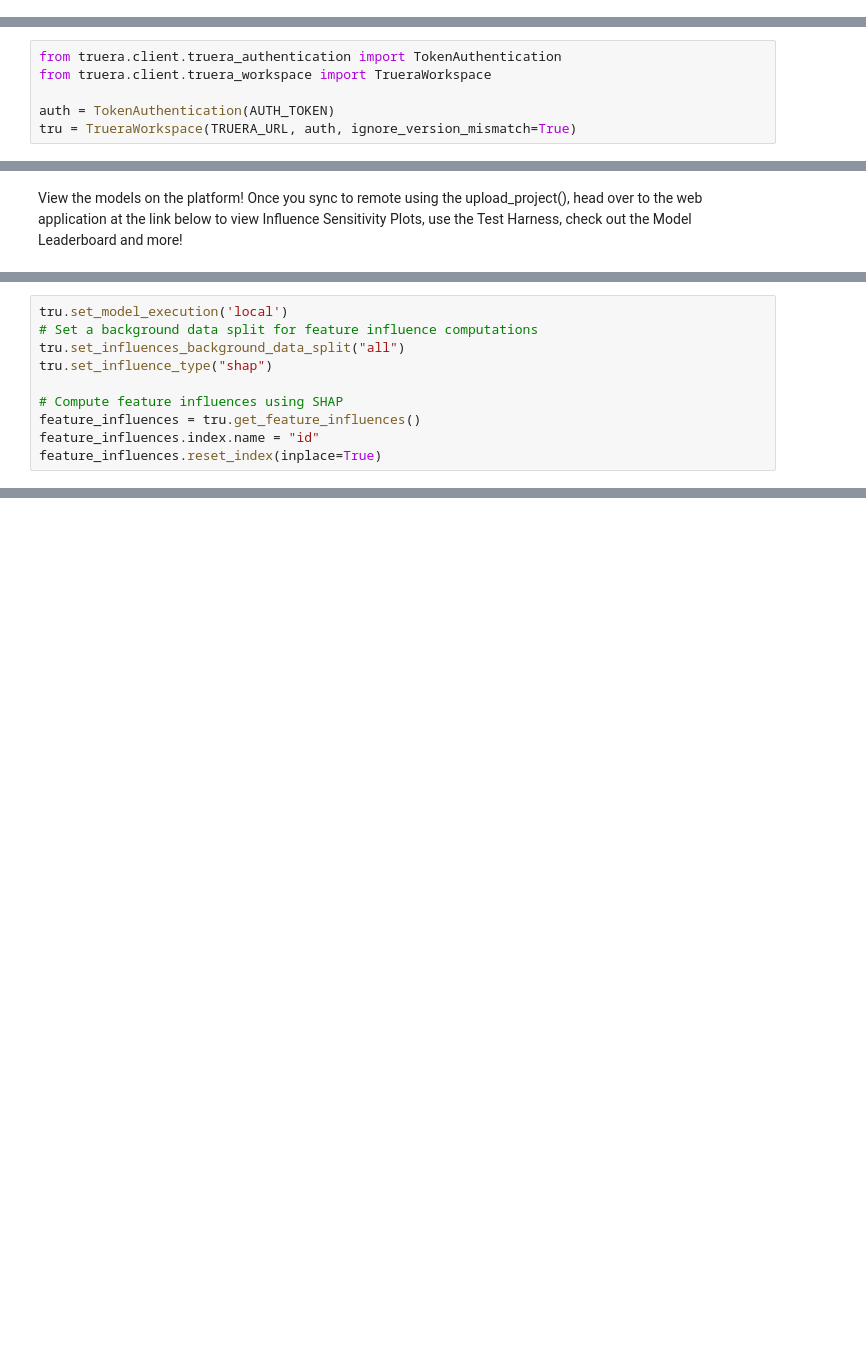
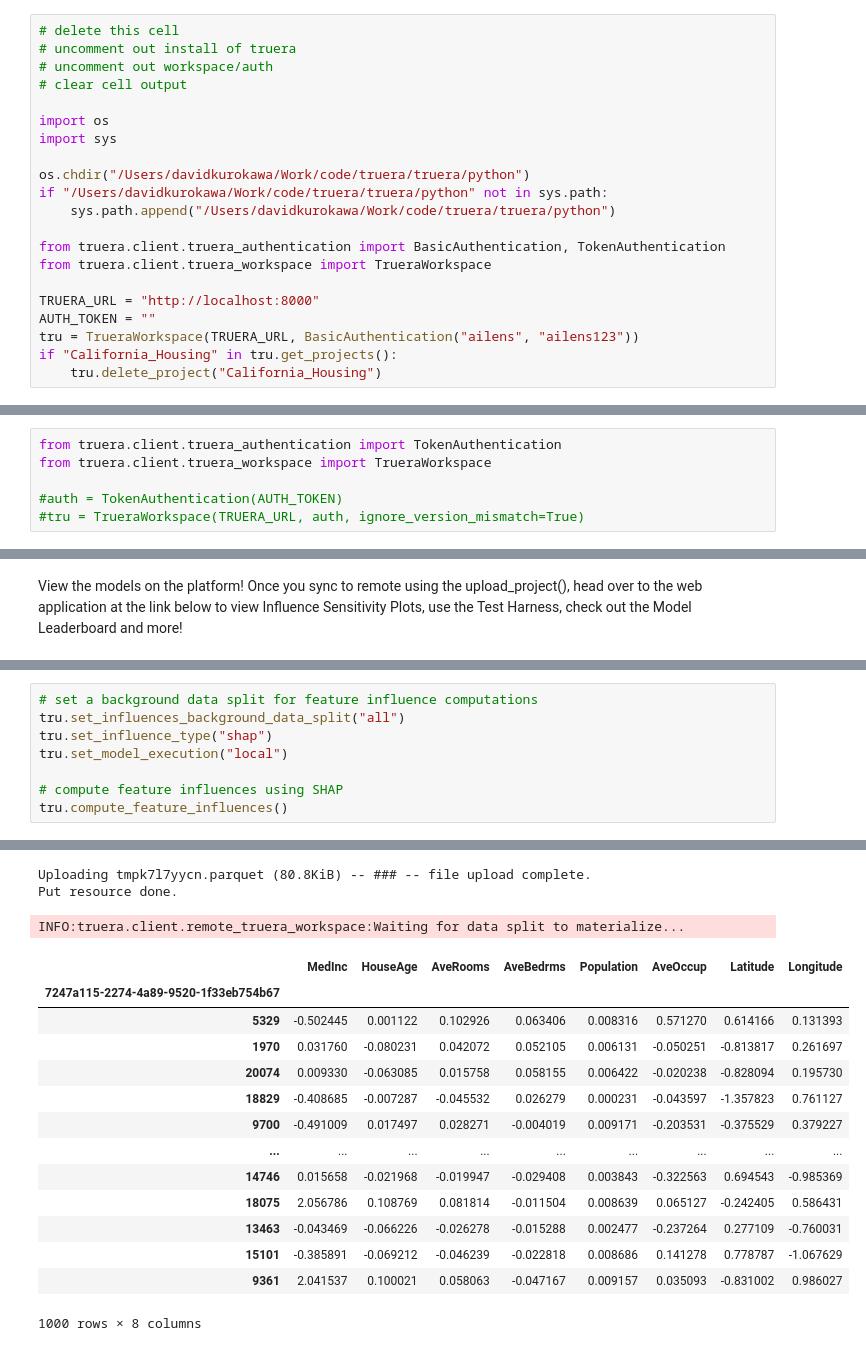
Before and after one commit to truera/truera-examples, a Jupyter notebook: quickstart/sdk-local-compute.ipynb, the cells around one changed output, grey strips where cells are left out. Drawn from its saved outputs; the diff is of its cells as text; blank space fills up the shorter version.

Commit message:
Fix local compute notebook.

```diff
--- a/quickstart/sdk-local-compute.ipynb
+++ b/quickstart/sdk-local-compute.ipynb
@@ -35,0 +52,21 @@ AUTH_TOKEN = ""
+# %%
+# delete this cell
+# uncomment out install of truera
+# uncomment out workspace/auth
+# clear cell output
+
+import os
+import sys
+
+os.chdir("/Users/davidkurokawa/Work/code/truera/truera/python")
+if "/Users/davidkurokawa/Work/code/truera/truera/python" not in sys.path:
+    sys.path.append("/Users/davidkurokawa/Work/code/truera/truera/python")
+
+from truera.client.truera_authentication import BasicAuthentication, TokenAuthentication
+from truera.client.truera_workspace import TrueraWorkspace
+
+TRUERA_URL = "http://localhost:8000"
+AUTH_TOKEN = ""
+tru = TrueraWorkspace(TRUERA_URL, BasicAuthentication("ailens", "ailens123"))
+if "California_Housing" in tru.get_projects():
+    tru.delete_project("California_Housing")
@@ -37,6 +78,6 @@ AUTH_TOKEN = ""
 from truera.client.truera_authentication import TokenAuthentication
 from truera.client.truera_workspace import TrueraWorkspace
 
-auth = TokenAuthentication(AUTH_TOKEN)
-tru = TrueraWorkspace(TRUERA_URL, auth, ignore_version_mismatch=True)
+#auth = TokenAuthentication(AUTH_TOKEN)
+#tru = TrueraWorkspace(TRUERA_URL, auth, ignore_version_mismatch=True)
 # %% [markdown]
@@ -110,10 +179,9 @@ View the models on the platform! Once you sync to remote using the upload_projec
 # %%
-tru.set_model_execution('local')
-# Set a background data split for feature influence computations
+# set a background data split for feature influence computations
 tru.set_influences_background_data_split("all")
 tru.set_influence_type("shap")
+tru.set_model_execution("local")
 
-# Compute feature influences using SHAP
-feature_influences = tru.get_feature_influences()
-feature_influences.index.name = "id"
-feature_influences.reset_index(inplace=True)
+# compute feature influences using SHAP
+tru.compute_feature_influences()
+# %% [output]
@@ -119,0 +201,17 @@ feature_influences.reset_index(inplace=True)
+Uploading tmpk7l7yycn.parquet (80.8KiB) -- ### -- file upload complete.
+Put resource done.
+INFO:truera.client.remote_truera_workspace:Waiting for data split to materialize...
+|  | MedInc | HouseAge | AveRooms | AveBedrms | Population | AveOccup | Latitude | Longitude |
+| 7247a115-2274-4a89-9520-1f33eb754b67 |  |  |  |  |  |  |  |  |
+| 5329 | -0.502445 | 0.001122 | 0.102926 | 0.063406 | 0.008316 | 0.571270 | 0.614166 | 0.131393 |
+| 1970 | 0.031760 | -0.080231 | 0.042072 | 0.052105 | 0.006131 | -0.050251 | -0.813817 | 0.261697 |
+| 20074 | 0.009330 | -0.063085 | 0.015758 | 0.058155 | 0.006422 | -0.020238 | -0.828094 | 0.195730 |
+| 18829 | -0.408685 | -0.007287 | -0.045532 | 0.026279 | 0.000231 | -0.043597 | -1.357823 | 0.761127 |
+| 9700 | -0.491009 | 0.017497 | 0.028271 | -0.004019 | 0.009171 | -0.203531 | -0.375529 | 0.379227 |
+| ... | ... | ... | ... | ... | ... | ... | ... | ... |
+| 14746 | 0.015658 | -0.021968 | -0.019947 | -0.029408 | 0.003843 | -0.322563 | 0.694543 | -0.985369 |
+| 18075 | 2.056786 | 0.108769 | 0.081814 | -0.011504 | 0.008639 | 0.065127 | -0.242405 | 0.586431 |
+| 13463 | -0.043469 | -0.066226 | -0.026278 | -0.015288 | 0.002477 | -0.237264 | 0.277109 | -0.760031 |
+| 15101 | -0.385891 | -0.069212 | -0.046239 | -0.022818 | 0.008686 | 0.141278 | 0.778787 | -1.067629 |
+| 9361 | 2.041537 | 0.100021 | 0.058063 | -0.047167 | 0.009157 | 0.035093 | -0.831002 | 0.986027 |
+1000 rows × 8 columns
```
Also changed, not shown: parts of 19 cells of this notebook.
